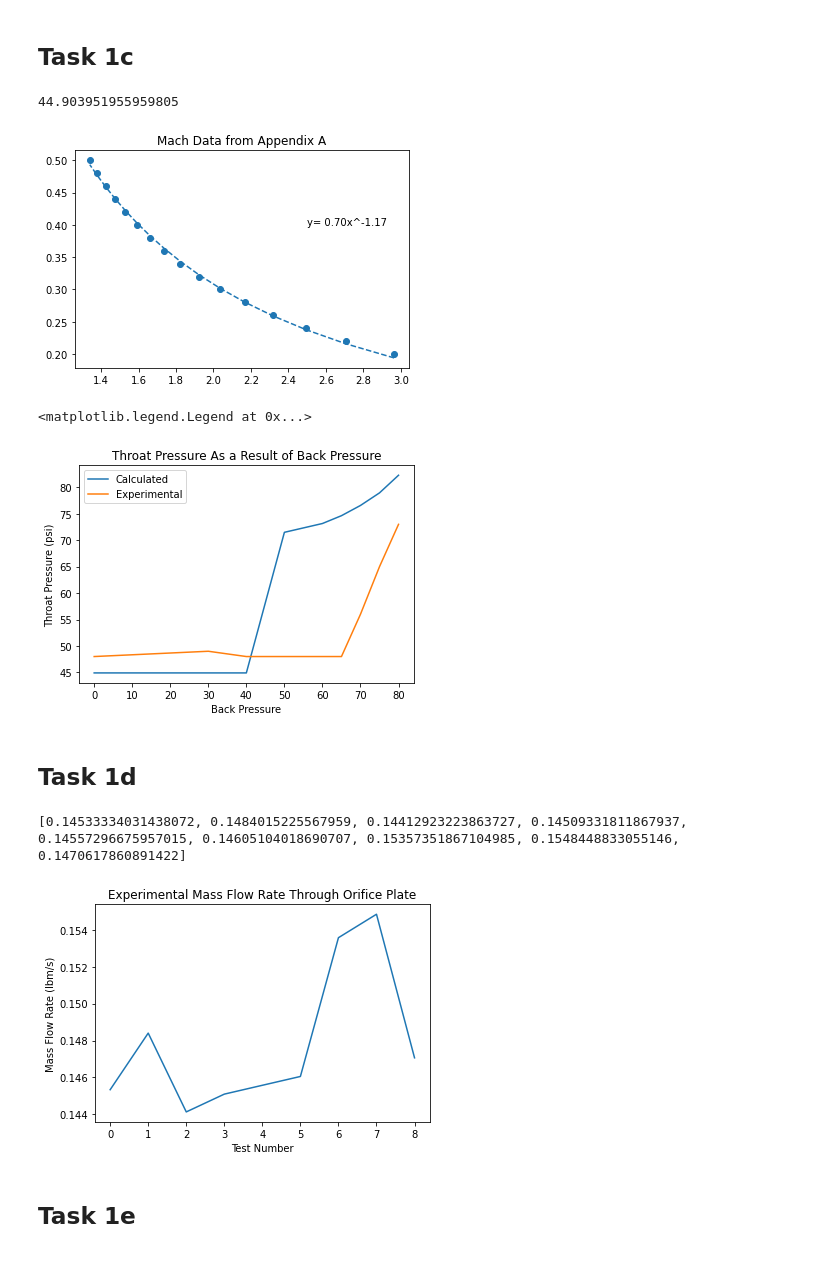
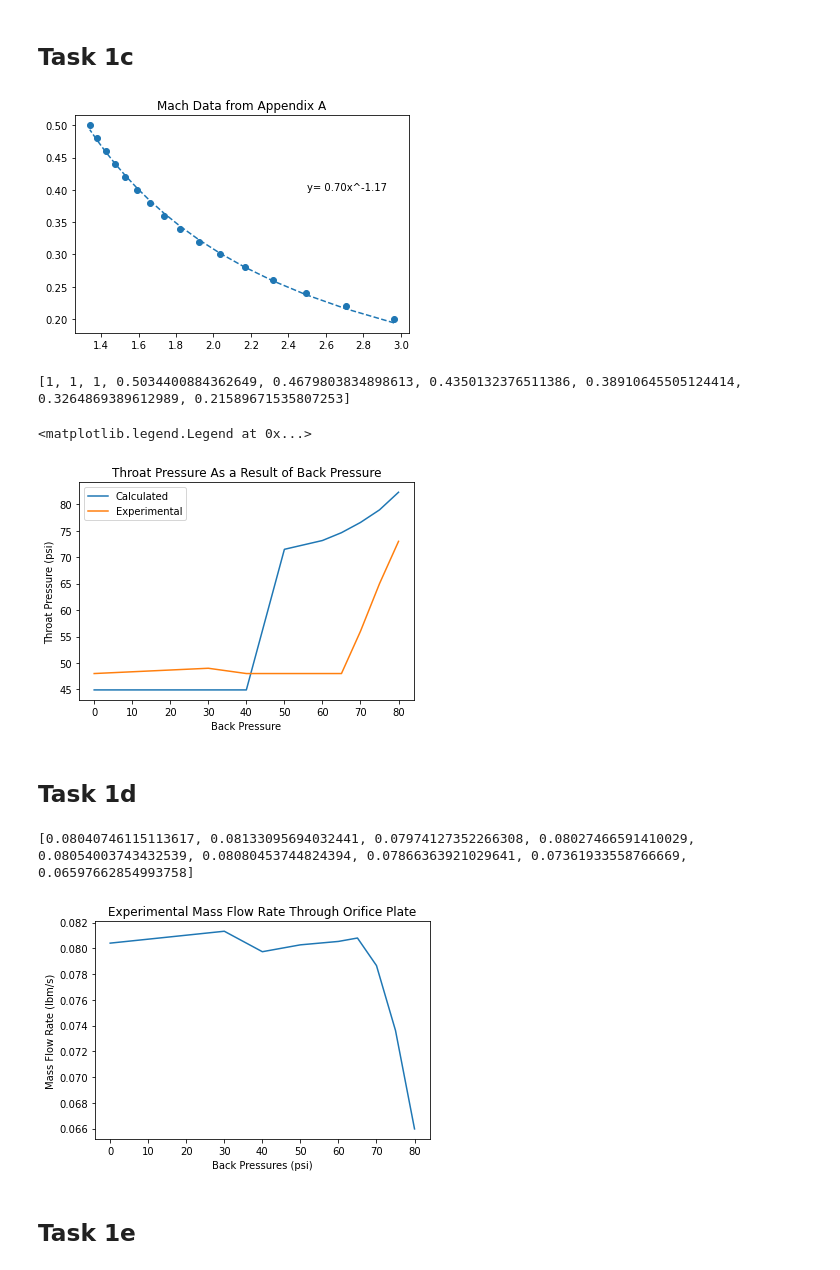
Before and after one commit to HarrisonStoelting/AeroLab, a Jupyter notebook: Lab2/Lab2_Calc.ipynb, the cells around one changed output. Cells and saved outputs as stored; diff of their text form; code cells hidden in the pictures.

```diff
--- a/Lab2/Lab2_Calc.ipynb
+++ b/Lab2/Lab2_Calc.ipynb
@@ -128,6 +128,8 @@ p_crit = p_t * (2/(gamma+1))**(gamma/(gamma-1)) #critical back pressure for supe
 #determining which tests were supersonic
 A_t_ratio = []
 p_throat_calc = []
+M_throat_vals = []
+
 for i in range(9):
     if full_data.iloc[2, i+1] >= p_crit: #back pressures greater than p_crit are not sonic
         p_e = exit_pressures[i] #getting the experimental exit pressure
@@ -142,8 +144,8 @@ for i in range(9):
         p_throat_sonic = 85*(1 + (gamma-1)/2 * 1**2)**(-gamma / (gamma-1)) #if p_b > p_crit mach @ throat = 1
         #print("Test {} is sonic at throat, therefore the throat pressure is: {:.2f} psi".format(i+1, p_throat_sonic))
         p_throat_calc.append(p_throat_sonic)
+        M_throat_vals.append(1)
 
-print(p_throat_sonic)
 #with the area ratios printed, using John D. Anderson's "Fundamentals of Aerodynamics" the Mach number for the calculated area
 #can be determined. Appendix A holds the charts (only the subsonic value for the given A/A*).
 M_ref = [0.2, 0.22, 0.24, 0.26, 0.28, 0.3, 0.32, 0.34, 0.36, 0.38, 0.4, 0.42, 0.44, 0.46, 0.48, 0.5]
@@ -170,11 +172,15 @@ for i in range(len(A_t_ratio)):
     M_t = a*A_t_ratio[i]**b
     p_throat = 85*(1 + (gamma-1)/2 * M_t**2)**(-gamma / (gamma-1))
     p_throat_calc.append(p_throat)
+    M_throat_vals.append(M_t)
+
 
 p_throat_experiment = []
 for i in range(9): #throat position is at 9
     p_throat_e = full_data.iloc[14, i+1]
     p_throat_experiment.append(p_throat_e)
+
+print(M_throat_vals)
 
 plt.plot(back_pressures, p_throat_calc) #plotting the calculated throat pressure
 plt.plot(back_pressures, p_throat_experiment) #plotting experimental data
@@ -183,8 +189,8 @@ plt.ylabel("Throat Pressure (psi)")
 plt.title("Throat Pressure As a Result of Back Pressure")
 plt.legend(["Calculated", "Experimental"])
 # %% [output]
+[figure]
-44.903951955959805
+[1, 1, 1, 0.5034400884362649, 0.4679803834898613, 0.4350132376511386, 0.38910645505124414, 0.3264869389612989, 0.21589671535807253]
-[figure]
 <matplotlib.legend.Legend at 0x...>
 [figure]
 # %% [markdown]
@@ -197,50 +203,51 @@ A_th = np.pi*(d_orifice/2)**2 / 144 #ft^2
 g_c = 32.174 #(lbm-ft)/(lbf-s^2)
 F_a = 1.0
 C_D = 0.623
 Beta = d_orifice/D_pipe
 R = 10.731 #psi⋅ft^3⋅lbmol^−1⋅°R^−1
+rho_f = 0.0739 #lbm/ft^3
 
 #calcualting rho using the equation p = rho*R*T, with p being at the throat which equals position 9
-p_throat_data = [] #psig
-for i in range(9):
-    p_throat_data.append(raw_data.iloc[8,i])
+# p_throat_data = [] #psig
+# for i in range(9):
+#     p_throat_data.append(raw_data.iloc[8,i])
 
-T_recorded = []
-for i in range(9):
-    T_in = full_data.iloc[3,i+1] #getting the inlet recorded temp.
-    T_in = T_in*(9/5)+491.67 #converting from Celsius to Rankine
-    T_recorded.append(T_in)
+# T_recorded = []
+# for i in range(9):
+#     T_in = full_data.iloc[3,i+1] #getting the inlet recorded temp.
+#     T_in = T_in*(9/5)+491.67 #converting from Celsius to Rankine
+#     T_recorded.append(T_in)
 
-rho_f = [] #lbm/ft^3
-for i in range(9):
-    rho = p_throat_data[i]/(R*T_recorded[i]) * 28.966 #going from lbmol to lbm (lbm/ft^3)
-    rho_f.append(rho)
-#print(rho_f)
+# rho_f = [] #lbm/ft^3
+# for i in range(9):
+#     rho = p_throat_data[i]/(R*T_recorded[i]) * 28.966 #going from lbmol to lbm (lbm/ft^3)
+#     rho_f.append(rho)
+# #print(rho_f)
 
 #getting delta p
 delta_p = []
 for i in range(9):
     p_diff = full_data.iloc[5,i+1] #in of H20
     p_diff = p_diff*5.197 #lbf/ft^2
     delta_p.append(p_diff)
 
 #calculating m_dot
 m_dot_data = []
 for i in range(9):
-    m_dot = A_th * F_a * (C_D / np.sqrt(1 - Beta**4)) * np.sqrt(2*g_c*rho_f[i]*delta_p[i])
+    m_dot = A_th * F_a * (C_D / np.sqrt(1 - Beta**4)) * np.sqrt(2*g_c*rho_f*delta_p[i])
     m_dot_data.append(m_dot)
 
 print(m_dot_data) #lbm/s
 
 #plotting
 x = np.arange(0, 9, 1)
-plt.plot(x, m_dot_data)
+plt.plot(back_pressures, m_dot_data)
 plt.title("Experimental Mass Flow Rate Through Orifice Plate")
-plt.xlabel("Test Number")
+plt.xlabel("Back Pressures (psi)")
 plt.ylabel("Mass Flow Rate (lbm/s)")
 plt.show()
 # %% [output]
-[0.14533334031438072, 0.1484015225567959, 0.14412923223863727, 0.14509331811867937, 0.14557296675957015, 0.14605104018690707, 0.15357351867104985, 0.1548448833055146, 0.1470617860891422]
+[0.08040746115113617, 0.08133095694032441, 0.07974127352266308, 0.08027466591410029, 0.08054003743432539, 0.08080453744824394, 0.07866363921029641, 0.07361933558766669, 0.06597662854993758]
-[figure, old version]
+[figure, new version]
 # %% [markdown]
 ## Task 1e
```
Also changed, not shown: parts of 2 cells of this notebook.
